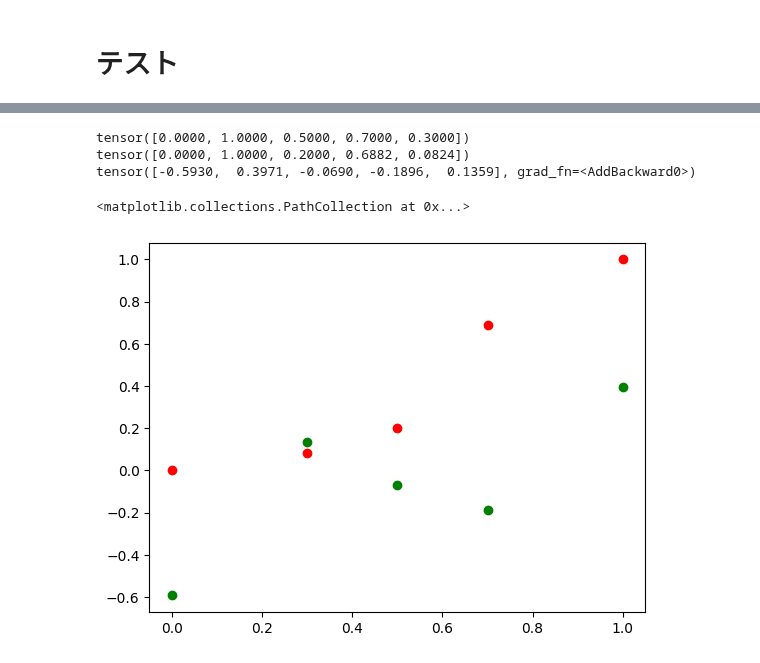
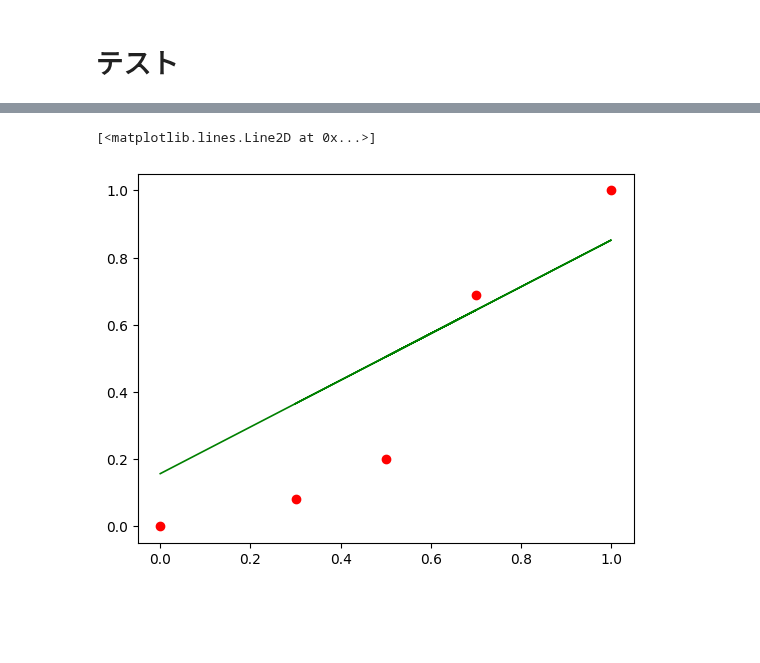
Before and after one commit to Yu5656/machine-learning_101, a Jupyter notebook: torch04.ipynb, the cells around one changed output, grey strips where cells are left out. Drawn from its saved outputs; the diff is of its cells as text; code cells hidden in the pictures; blank space fills up the shorter version.

Commit message:
modified the dimension of input and output of Net class

```diff
--- a/torch04.ipynb
+++ b/torch04.ipynb
@@ -26,12 +26,12 @@ data = np.array([
 x = data[:, 0]
 y = data[:, 1]
 
-inputs = torch.tensor((x - x.min()) / (x.max() - x.min())).float()
-labels = torch.tensor((y - y.min()) / (y.max() - y.min())).float()
-n_input = 5
-n_output = 5
+inputs = torch.tensor((x - x.min()) / (x.max() - x.min())).view(-1, 1).float()
+labels = torch.tensor((y - y.min()) / (y.max() - y.min())).view(-1, 1).float()
+n_input = 1
+n_output = 1
+
 net = Net(n_input, n_output)
-
 outputs = net(inputs)
 # %%
 for param in net.named_parameters():
@@ -100,17 +92,6 @@ tensor([-0.3077,  0.3879, -0.2741,  0.0999, -0.2702], requires_grad=True)
-# %%
-ans = net.l1.weight @ inputs + net.l1.bias
-
-#plt.scatter(inputs.data.numpy(), ans.data.numpy(), 'r')
-print(inputs)
-print(labels)
-print(ans)
-# %% [output]
-tensor([0.0000, 1.0000, 0.5000, 0.7000, 0.3000])
-tensor([0.0000, 1.0000, 0.2000, 0.6882, 0.0824])
-tensor([-0.5930,  0.3971, -0.0690, -0.1896,  0.1359], grad_fn=<AddBackward0>)
 # %%
 plt.scatter(inputs.data.numpy(), labels.data.numpy())
-plt.scatter(inputs.data.numpy(), ans.data.numpy())
+plt.plot(inputs.data.numpy(), net(inputs).data.numpy(), c='g')
 # %% [output]
-<matplotlib.collections.PathCollection at 0x...>
+[<matplotlib.lines.Line2D at 0x...>]
-[figure, old version]
+[figure, new version]
```
Also changed, not shown: parts of 6 cells of this notebook, 2 other files.
